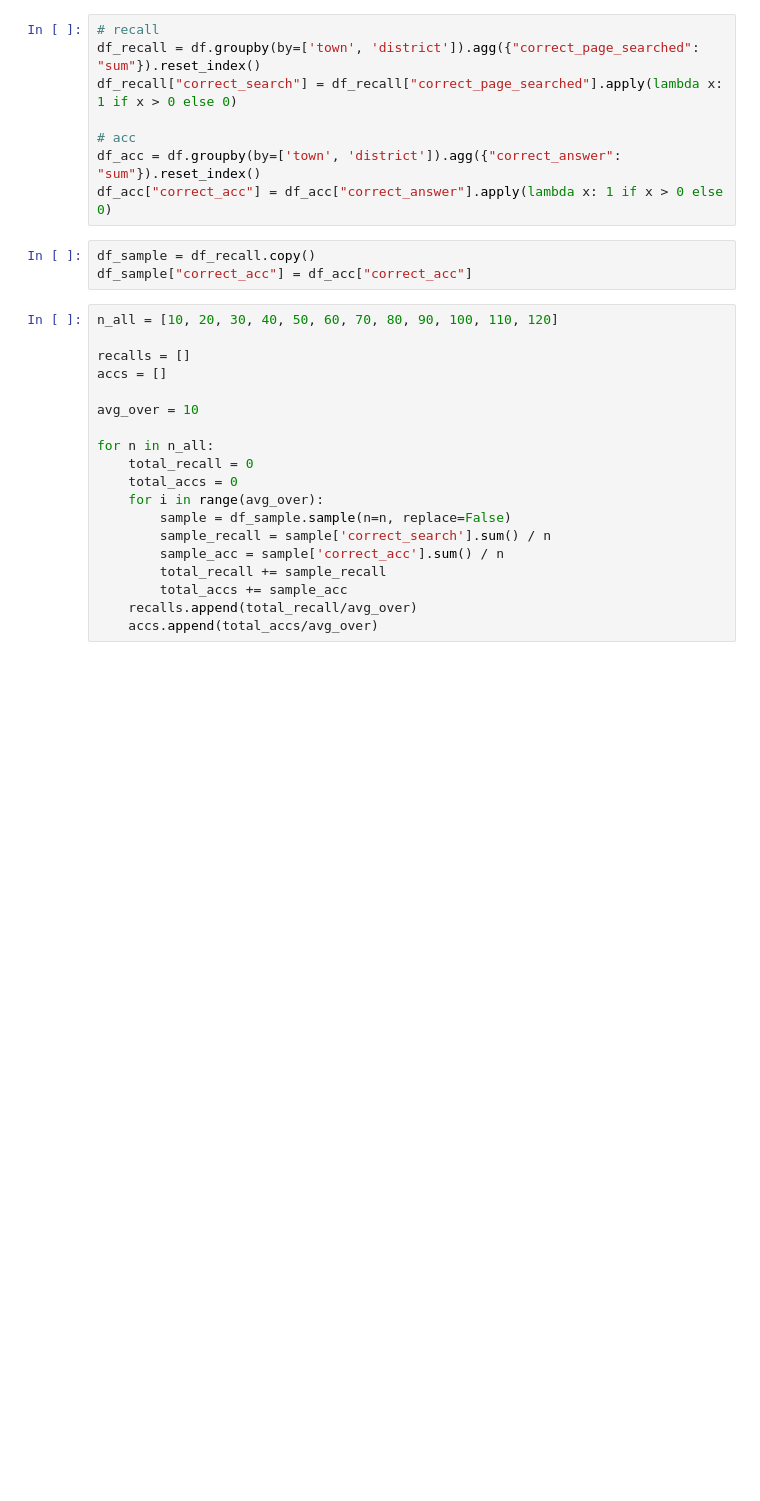
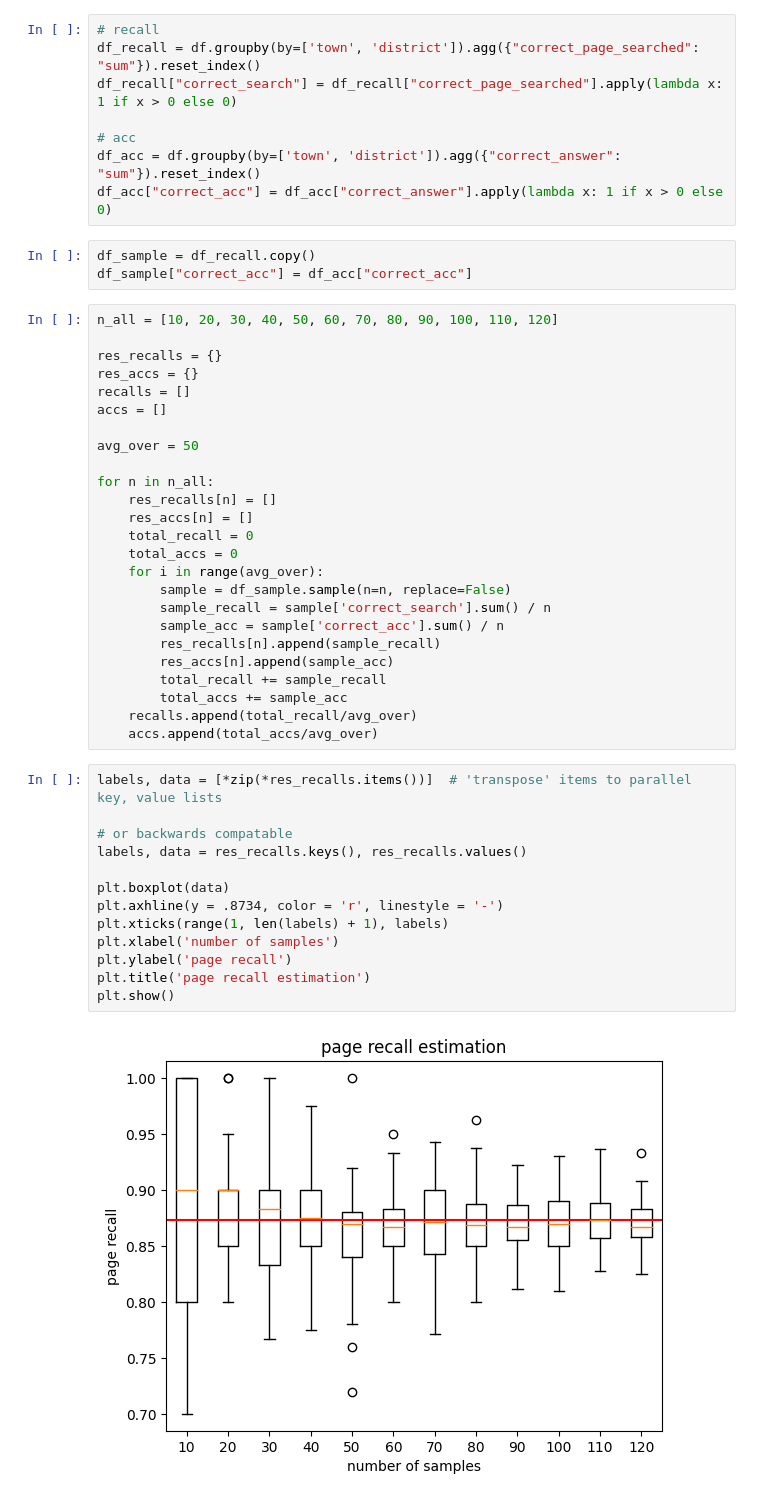
Before and after one commit to National-Zoning-Atlas/zoning-gpt, a Jupyter notebook: eeshakhanna/eval_diagnose.ipynb, the cells around one changed output. Saved outputs shown, nothing was run; the diff lists cells and outputs as text; blank space fills up the shorter version.

```diff
--- a/eeshakhanna/eval_diagnose.ipynb
+++ b/eeshakhanna/eval_diagnose.ipynb
@@ -242,19 +241,40 @@ df_sample["correct_acc"] = df_acc["correct_acc"]
 # %%
 n_all = [10, 20, 30, 40, 50, 60, 70, 80, 90, 100, 110, 120]
 
+res_recalls = {}
+res_accs = {}
 recalls = []
 accs = []
 
-avg_over = 10
+avg_over = 50
 
 for n in n_all:
+    res_recalls[n] = []
+    res_accs[n] = []
     total_recall = 0
     total_accs = 0
     for i in range(avg_over):
         sample = df_sample.sample(n=n, replace=False)
         sample_recall = sample['correct_search'].sum() / n
         sample_acc = sample['correct_acc'].sum() / n
+        res_recalls[n].append(sample_recall)
+        res_accs[n].append(sample_acc)
         total_recall += sample_recall
         total_accs += sample_acc
     recalls.append(total_recall/avg_over)
     accs.append(total_accs/avg_over)
+# %%
+labels, data = [*zip(*res_recalls.items())]  # 'transpose' items to parallel key, value lists
+
+# or backwards compatable
+labels, data = res_recalls.keys(), res_recalls.values()
+
+plt.boxplot(data)
+plt.axhline(y = .8734, color = 'r', linestyle = '-')
+plt.xticks(range(1, len(labels) + 1), labels)
+plt.xlabel('number of samples')
+plt.ylabel('page recall')
+plt.title('page recall estimation')
+plt.show()
+# %% [output]
+[figure, added]
```
Also changed, not shown: parts of 9 cells of this notebook.
